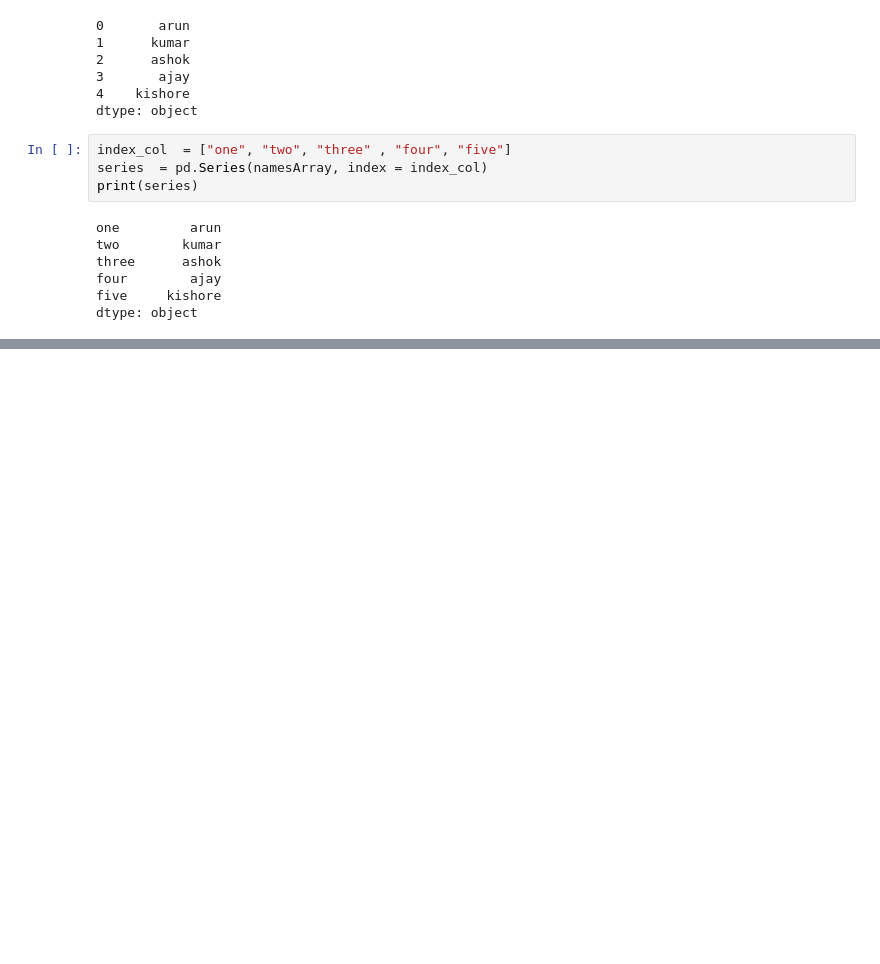
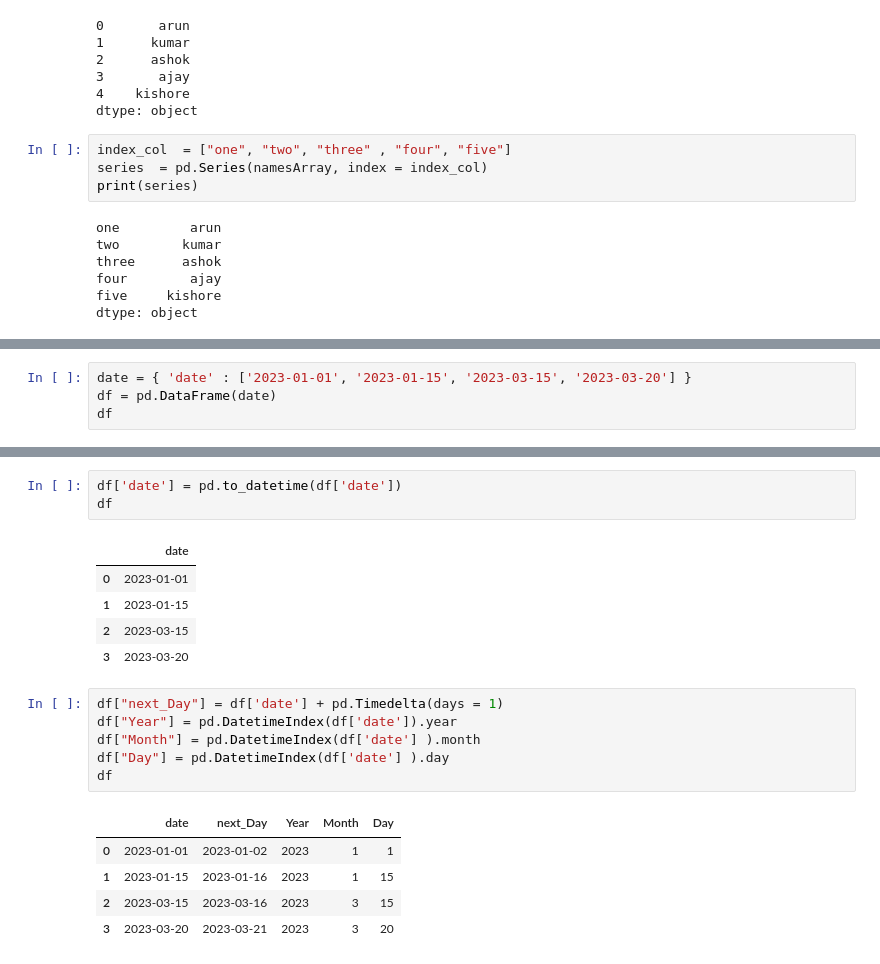
Before and after one commit to shijujohn1093/python-streamlet, a Jupyter notebook: course3.ipynb, the cells around one changed output, grey strips where cells are left out. Cells and saved outputs as stored; diff of their text form; blank space fills up the shorter version.

```diff
--- a/course3.ipynb
+++ b/course3.ipynb
@@ -116,0 +446,4 @@ sample_dict  = {"a":1, "b":2, "c":3 , "d":4, "e":5}
+# %%
+date = { 'date' : ['2023-01-01', '2023-01-15', '2023-03-15', '2023-03-20'] }
+df = pd.DataFrame(date)
+df
@@ -116,0 +456,21 @@ sample_dict  = {"a":1, "b":2, "c":3 , "d":4, "e":5}
+# %%
+df['date'] = pd.to_datetime(df['date'])
+df
+# %% [output]
+|  | date |
+| 0 | 2023-01-01 |
+| 1 | 2023-01-15 |
+| 2 | 2023-03-15 |
+| 3 | 2023-03-20 |
+# %%
+df["next_Day"] = df['date'] + pd.Timedelta(days = 1)
+df["Year"] = pd.DatetimeIndex(df['date']).year
+df["Month"] = pd.DatetimeIndex(df['date'] ).month
+df["Day"] = pd.DatetimeIndex(df['date'] ).day
+df
+# %% [output]
+|  | date | next_Day | Year | Month | Day |
+| 0 | 2023-01-01 | 2023-01-02 | 2023 | 1 | 1 |
+| 1 | 2023-01-15 | 2023-01-16 | 2023 | 1 | 15 |
+| 2 | 2023-03-15 | 2023-03-16 | 2023 | 3 | 15 |
+| 3 | 2023-03-20 | 2023-03-21 | 2023 | 3 | 20 |
```
Also changed, not shown: parts of 33 cells of this notebook, 47 other files.
